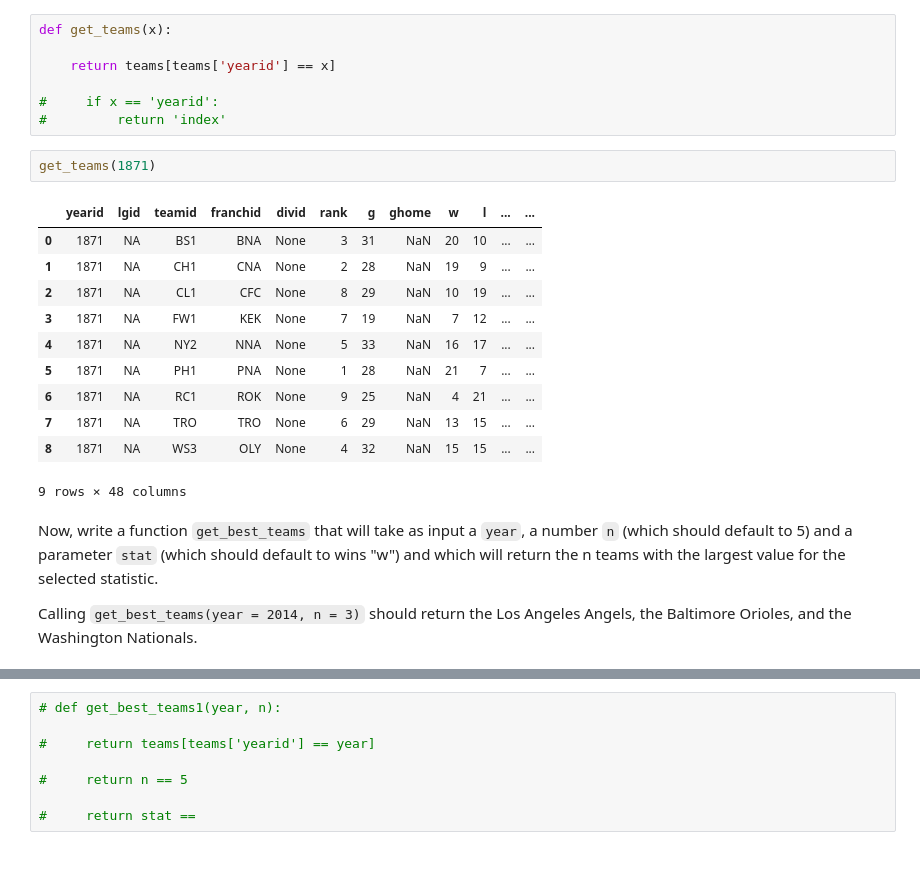
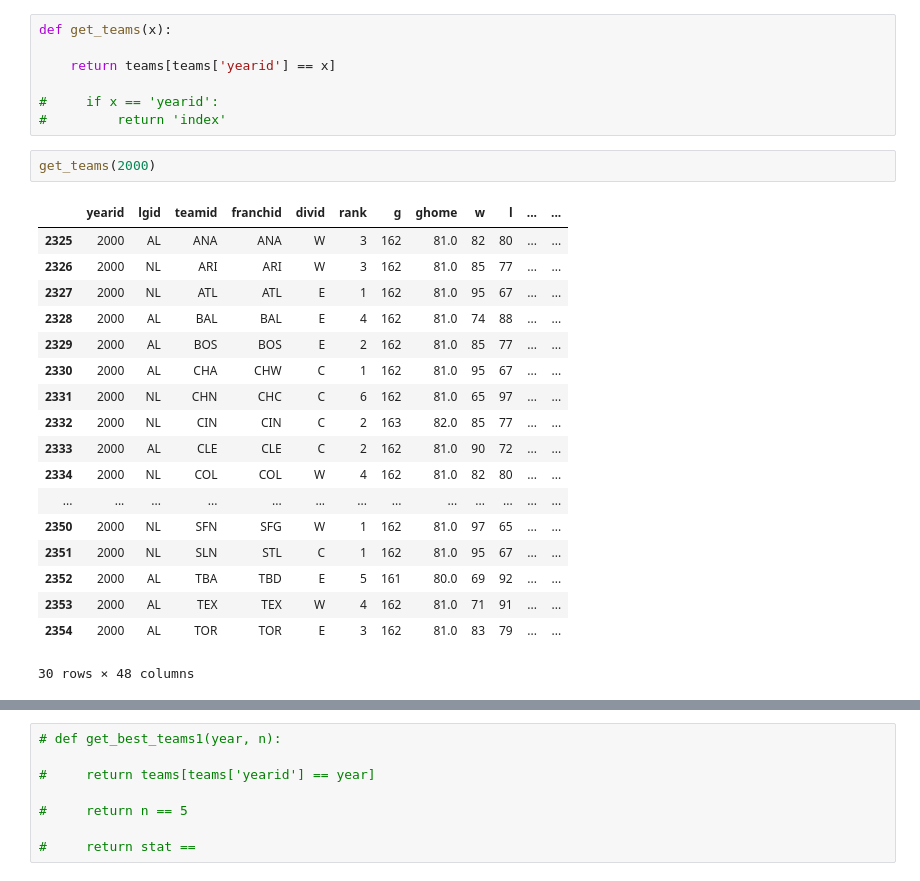
Before and after one commit to NSS-Data-Analytics-Cohort-11/loops-functions-practice-barbsjean, a Jupyter notebook: notebooks/Loops_and_Functions_Practice.ipynb, the cells around one changed output, grey strips where cells are left out. Cells and saved outputs as stored; diff of their text form.

```diff
--- a/notebooks/Loops_and_Functions_Practice.ipynb
+++ b/notebooks/Loops_and_Functions_Practice.ipynb
@@ -387,20 +429,23 @@ def get_teams(x):
 #     if x == 'yearid':
 #         return 'index'
 # %%
-get_teams(1871)
+get_teams(2000)
 # %% [output]
 |  | yearid | lgid | teamid | franchid | divid | rank | g | ghome | w | l | ... | ... |
-| 0 | 1871 | NA | BS1 | BNA | None | 3 | 31 | NaN | 20 | 10 | ... | ... |
-| 1 | 1871 | NA | CH1 | CNA | None | 2 | 28 | NaN | 19 | 9 | ... | ... |
-| 2 | 1871 | NA | CL1 | CFC | None | 8 | 29 | NaN | 10 | 19 | ... | ... |
-| 3 | 1871 | NA | FW1 | KEK | None | 7 | 19 | NaN | 7 | 12 | ... | ... |
-| 4 | 1871 | NA | NY2 | NNA | None | 5 | 33 | NaN | 16 | 17 | ... | ... |
-| 5 | 1871 | NA | PH1 | PNA | None | 1 | 28 | NaN | 21 | 7 | ... | ... |
-| 6 | 1871 | NA | RC1 | ROK | None | 9 | 25 | NaN | 4 | 21 | ... | ... |
-| 7 | 1871 | NA | TRO | TRO | None | 6 | 29 | NaN | 13 | 15 | ... | ... |
-| 8 | 1871 | NA | WS3 | OLY | None | 4 | 32 | NaN | 15 | 15 | ... | ... |
+| 2325 | 2000 | AL | ANA | ANA | W | 3 | 162 | 81.0 | 82 | 80 | ... | ... |
+| 2326 | 2000 | NL | ARI | ARI | W | 3 | 162 | 81.0 | 85 | 77 | ... | ... |
+| 2327 | 2000 | NL | ATL | ATL | E | 1 | 162 | 81.0 | 95 | 67 | ... | ... |
+| 2328 | 2000 | AL | BAL | BAL | E | 4 | 162 | 81.0 | 74 | 88 | ... | ... |
+| 2329 | 2000 | AL | BOS | BOS | E | 2 | 162 | 81.0 | 85 | 77 | ... | ... |
+| 2330 | 2000 | AL | CHA | CHW | C | 1 | 162 | 81.0 | 95 | 67 | ... | ... |
+| 2331 | 2000 | NL | CHN | CHC | C | 6 | 162 | 81.0 | 65 | 97 | ... | ... |
+| 2332 | 2000 | NL | CIN | CIN | C | 2 | 163 | 82.0 | 85 | 77 | ... | ... |
+| 2333 | 2000 | AL | CLE | CLE | C | 2 | 162 | 81.0 | 90 | 72 | ... | ... |
+| 2334 | 2000 | NL | COL | COL | W | 4 | 162 | 81.0 | 82 | 80 | ... | ... |
+| ... | ... | ... | ... | ... | ... | ... | ... | ... | ... | ... | ... | ... |
+| 2350 | 2000 | NL | SFN | SFG | W | 1 | 162 | 81.0 | 97 | 65 | ... | ... |
+| 2351 | 2000 | NL | SLN | STL | C | 1 | 162 | 81.0 | 95 | 67 | ... | ... |
+| 2352 | 2000 | AL | TBA | TBD | E | 5 | 161 | 80.0 | 69 | 92 | ... | ... |
+| 2353 | 2000 | AL | TEX | TEX | W | 4 | 162 | 81.0 | 71 | 91 | ... | ... |
+| 2354 | 2000 | AL | TOR | TOR | E | 3 | 162 | 81.0 | 83 | 79 | ... | ... |
-9 rows × 48 columns
+30 rows × 48 columns
-# %% [markdown]
-Now, write a function `get_best_teams` that will take as input a `year`, a number `n` (which should default to 5) and a parameter `stat` (which should default to wins "w") and which will return the n teams with the largest value for the selected statistic.
-
-Calling `get_best_teams(year = 2014, n = 3)` should return the Los Angeles Angels, the Baltimore Orioles, and the Washington Nationals.
```
Also changed, not shown: parts of 39 cells of this notebook, 1 other file.
